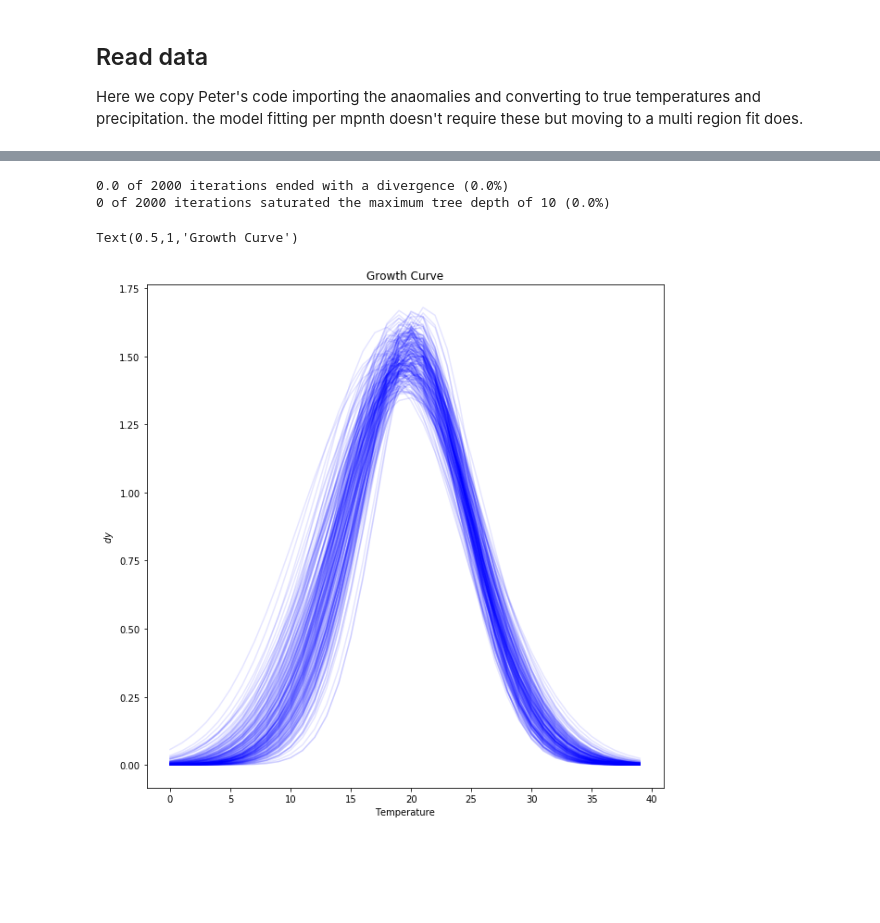
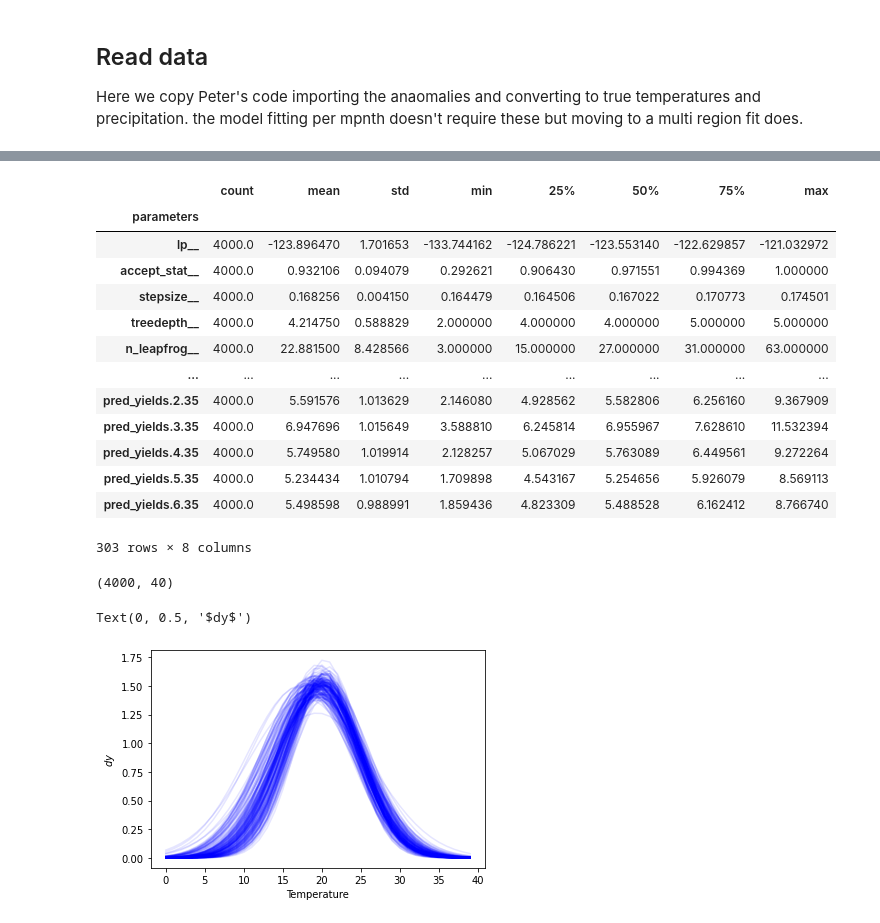
Before and after one commit to AnisaAubin/facynation, a Jupyter notebook: 3_Overview.ipynb, the cells around one changed output, grey strips where cells are left out. Saved outputs shown, nothing was run; the diff lists cells and outputs as text; code cells hidden in the pictures; blank space fills up the shorter version.

Commit message:
pystan2 to pystan3: original code.
Updating the ipynb(1-5) to run as is for stan3, with te exception of the stan_utilities.
some exploratory blocks added in too.

```diff
--- a/3_Overview.ipynb
+++ b/3_Overview.ipynb
@@ -218,7 +282,7 @@ samples=fit.extract()
 # %%
 plt.figure(figsize=(10,10))
 for i in range(0,12):
-    plt.hist(samples['mu_t'][:,0,i], alpha=0.5,label=maize_temp.columns[1:][i])
+    plt.hist(fit['mu_t'].T[:,i,:], alpha=0.5,label=maize_temp.columns[1:][i])
 plt.legend()
 # %% [output]
 <matplotlib.legend.Legend at 0x...>
@@ -280,11 +346,11 @@ data2={
     'n_years':n_years,
     'd_temp':np.array(temp_states.iloc[:,3:9]).reshape(
                      len(states),
-                     np.int(np.array(temp_states.iloc[:,3:9]).shape[0]/len(states)),6
+                     int(np.array(temp_states.iloc[:,3:9]).shape[0]/len(states)),6
                                                       ).astype(float),
     'd_precip':np.array(precip_states.iloc[:,3:9]).reshape(
                      len(states),
-                     np.int(np.array(precip_states.iloc[:,3:9]).shape[0]/len(states)),6
+                     int(np.array(precip_states.iloc[:,3:9]).shape[0]/len(states)),6
                                                       ).astype(float),
     'd_yields':np.array(yields[yields["Region"].isin(
                      ['Maize_Spring_USA_'+s for s in states]
@@ -295,6 +361,12 @@ data2={
 
 }
 # %%
+# with open('stan/2d-gaussian.stan', 'r') as f:
+#     model = f.read()
 #gm2 = pystan.StanModel(file='./stan/2d-gaussian.stan')
-gm2 = pystan.StanModel(file='./stan/2d-gaussian_with_correlation.stan)
+
+with open('stan/2d-gaussian_with_correlation.stan', 'r') as f:
+    model = f.read()
+
+gm2 = stan.build(model, data2, random_seed=1308)
 # %% [output]
@@ -323,0 +379,2 @@ convergence, Rhat=1).
+# %%
+fit=gm2.sample(num_chains=4,num_samples=1000)
@@ -323,0 +399,19 @@ convergence, Rhat=1).
+# %%
+# fit
+df = fit.to_frame()
+df.describe().T
+# %% [output]
+|  | count | mean | std | min | 25% | 50% | 75% | max |
+| parameters |  |  |  |  |  |  |  |  |
+| lp__ | 4000.0 | -123.896470 | 1.701653 | -133.744162 | -124.786221 | -123.553140 | -122.629857 | -121.032972 |
+| accept_stat__ | 4000.0 | 0.932106 | 0.094079 | 0.292621 | 0.906430 | 0.971551 | 0.994369 | 1.000000 |
+| stepsize__ | 4000.0 | 0.168256 | 0.004150 | 0.164479 | 0.164506 | 0.167022 | 0.170773 | 0.174501 |
+| treedepth__ | 4000.0 | 4.214750 | 0.588829 | 2.000000 | 4.000000 | 4.000000 | 5.000000 | 5.000000 |
+| n_leapfrog__ | 4000.0 | 22.881500 | 8.428566 | 3.000000 | 15.000000 | 27.000000 | 31.000000 | 63.000000 |
+| ... | ... | ... | ... | ... | ... | ... | ... | ... |
+| pred_yields.2.35 | 4000.0 | 5.591576 | 1.013629 | 2.146080 | 4.928562 | 5.582806 | 6.256160 | 9.367909 |
+| pred_yields.3.35 | 4000.0 | 6.947696 | 1.015649 | 3.588810 | 6.245814 | 6.955967 | 7.628610 | 11.532394 |
+| pred_yields.4.35 | 4000.0 | 5.749580 | 1.019914 | 2.128257 | 5.067029 | 5.763089 | 6.449561 | 9.272264 |
+| pred_yields.5.35 | 4000.0 | 5.234434 | 1.010794 | 1.709898 | 4.543167 | 5.254656 | 5.926079 | 8.569113 |
+| pred_yields.6.35 | 4000.0 | 5.498598 | 0.988991 | 1.859436 | 4.823309 | 5.488528 | 6.162412 | 8.766740 |
+303 rows × 8 columns
@@ -324,24 +499,25 @@ convergence, Rhat=1).
 # %%
 # carry out some diagnostic checks on fit
-from xidplus.stan_fit import stan_utility
-stan_utility.check_div(fit)
-stan_utility.check_energy(fit)
-stan_utility.check_treedepth(fit)
+# from xidplus.stan_fit import stan_utility
+check_div(fit)
+check_energy(fit)
+check_treedepth(fit)
-# %% [output]
-0.0 of 2000 iterations ended with a divergence (0.0%)
-0 of 2000 iterations saturated the maximum tree depth of 10 (0.0%)
 # %%
 samples=fit.extract()
+# %%
+fit['fdy1'].T.shape
+# %% [output]
+(4000, 40)
 # %%
 #plt.figure(figsize=(10,10))
 for i in range(0,2000,10):
-    plt.plot(fit.data['temp'],samples['fdy1'][i,:],alpha=0.1, c='b')
+    plt.plot(data2['temp'],fit['fdy1'].T[i,:],alpha=0.1, c='b')
 plt.xlabel('Temperature')
 plt.ylabel(r'$dy$')
 #plt.title('Growth Curve')
 # %% [output]
-Text(0.5,1,'Growth Curve')
+Text(0, 0.5, '$dy$')
-[figure, old version]
+[figure, new version]
 # %%
 #plt.figure(figsize=(10,10))
 for i in range(0,2000,10):
```
Also changed, not shown: parts of 30 cells of this notebook, 4 other files.
